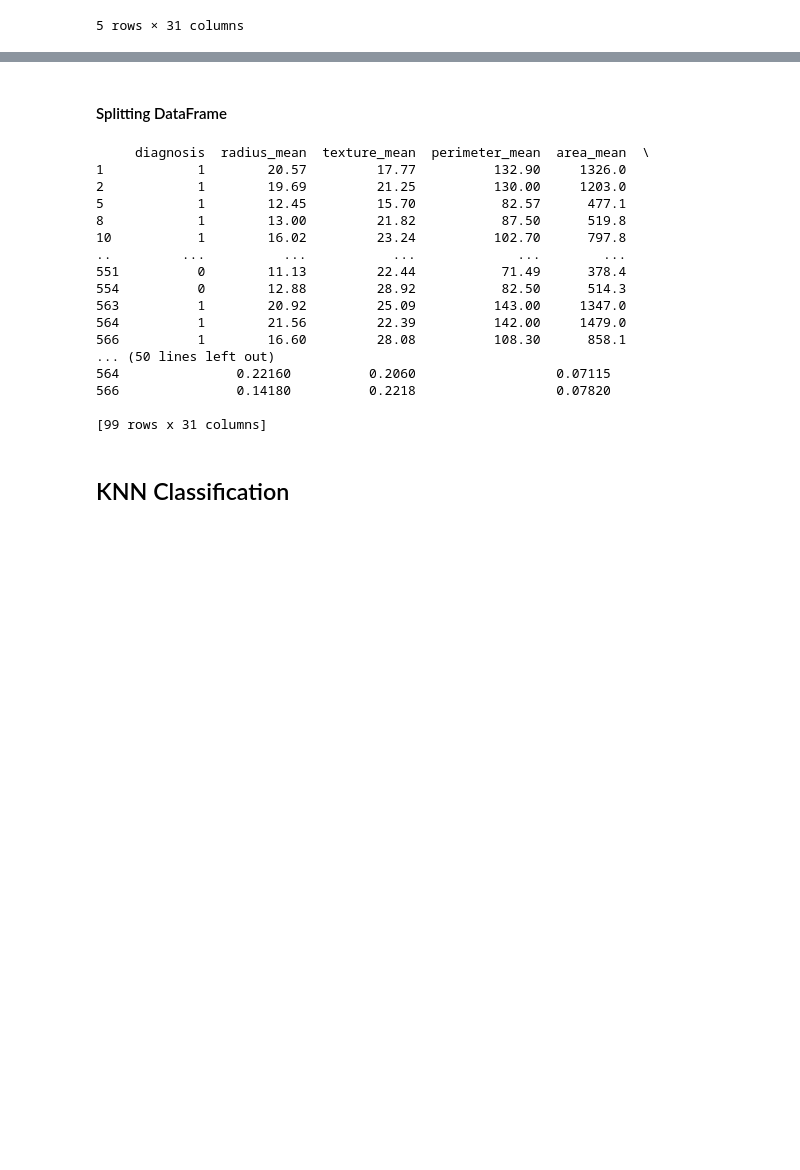
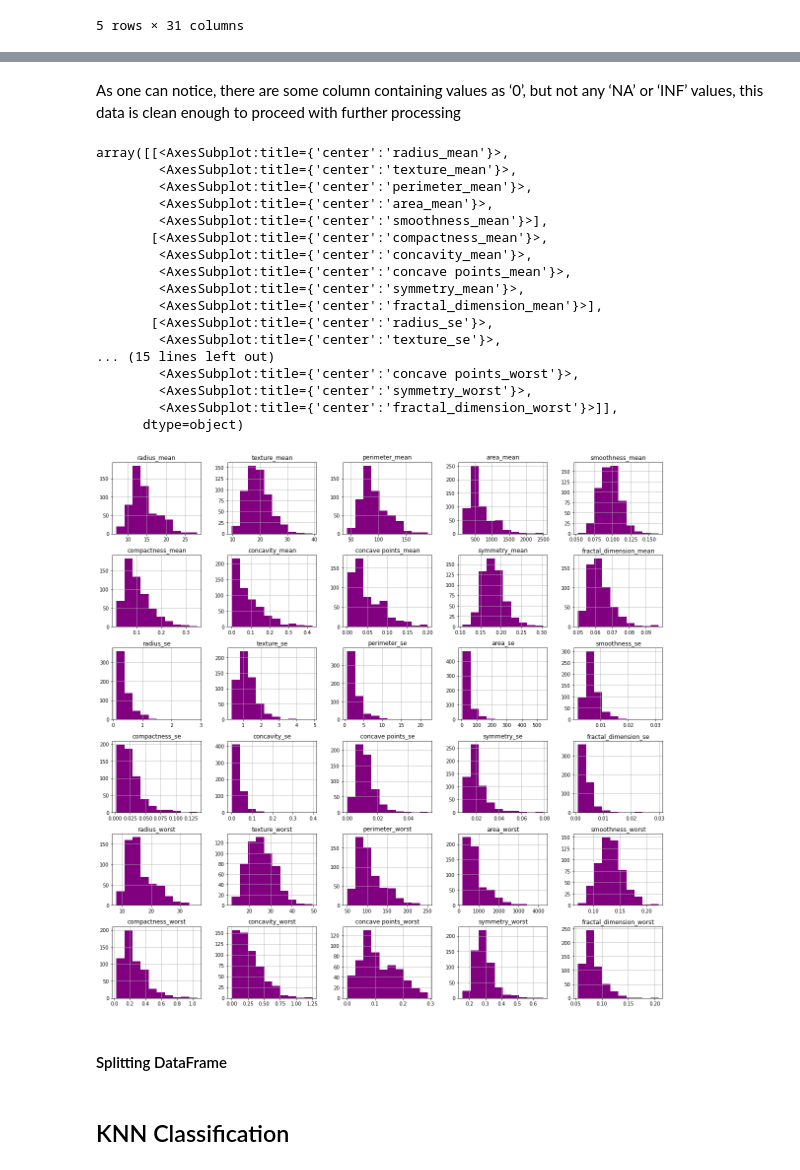
Before and after one commit to mariamissak/Breast-Cancer-Classification, a Jupyter notebook: BreastCancerPrediction.ipynb, the cells around one changed output, grey strips where cells are left out. Cells and saved outputs as stored; diff of their text form; code cells hidden in the pictures; blank space fills up the shorter version.

```diff
--- a/BreastCancerPrediction.ipynb
+++ b/BreastCancerPrediction.ipynb
@@ -143,6 +164,3 @@ data.head()
 | 3 | 1 | 11.42 | 20.38 | 77.58 | 386.1 | 0.14250 | 0.28390 | ... |
 | 4 | 1 | 20.29 | 14.34 | 135.10 | 1297.0 | 0.10030 | 0.13280 | ... |
 5 rows × 31 columns
-# %%
-#remove outliers using z score
-data = data[(np.abs(sc.stats.zscore(data)) < 3).all(axis=1)]
@@ -196,0 +177,6 @@ sns.pairplot(data=data[cols], hue='diagnosis', palette='rocket_r')
+# %%
+#balance data
+X = data.drop('diagnosis', axis = 1)
+y = data['diagnosis']
+robust = RobustScaler()
+X_scaled = robust.fit_transform(X)
@@ -197,26 +200,25 @@ sns.pairplot(data=data[cols], hue='diagnosis', palette='rocket_r')
+# %% [markdown]
+As one can notice, there are some column containing values as ‘0’, but not any ‘NA’ or ‘INF’ values, this data is clean enough to proceed with further processing
+# %%
+X.hist(figsize=(20,20),color= "purple")
+# %% [output]
+array([[<AxesSubplot:title={'center':'radius_mean'}>,
+        <AxesSubplot:title={'center':'texture_mean'}>,
+        <AxesSubplot:title={'center':'perimeter_mean'}>,
+        <AxesSubplot:title={'center':'area_mean'}>,
+        <AxesSubplot:title={'center':'smoothness_mean'}>],
+       [<AxesSubplot:title={'center':'compactness_mean'}>,
+        <AxesSubplot:title={'center':'concavity_mean'}>,
+        <AxesSubplot:title={'center':'concave points_mean'}>,
+        <AxesSubplot:title={'center':'symmetry_mean'}>,
+        <AxesSubplot:title={'center':'fractal_dimension_mean'}>],
+       [<AxesSubplot:title={'center':'radius_se'}>,
+        <AxesSubplot:title={'center':'texture_se'}>,
+... (15 lines left out)
+        <AxesSubplot:title={'center':'concave points_worst'}>,
+        <AxesSubplot:title={'center':'symmetry_worst'}>,
+        <AxesSubplot:title={'center':'fractal_dimension_worst'}>]],
+      dtype=object)
+[figure, added]
 # %% [markdown]
 #### Splitting DataFrame
-# %%
-#splitting by random sampling
-train=data.sample(frac=0.8,random_state=200)
-test=data.drop(train.index)
-
-print(test)
-# %% [output]
-     diagnosis  radius_mean  texture_mean  perimeter_mean  area_mean  \
-1            1        20.57         17.77          132.90     1326.0
-2            1        19.69         21.25          130.00     1203.0
-5            1        12.45         15.70           82.57      477.1
-8            1        13.00         21.82           87.50      519.8
-10           1        16.02         23.24          102.70      797.8
-..         ...          ...           ...             ...        ...
-551          0        11.13         22.44           71.49      378.4
-554          0        12.88         28.92           82.50      514.3
-563          1        20.92         25.09          143.00     1347.0
-564          1        21.56         22.39          142.00     1479.0
-566          1        16.60         28.08          108.30      858.1
-... (50 lines left out)
-564               0.22160          0.2060                  0.07115
-566               0.14180          0.2218                  0.07820
-
-[99 rows x 31 columns]
```
Also changed, not shown: parts of 26 cells of this notebook, 1 other file.
